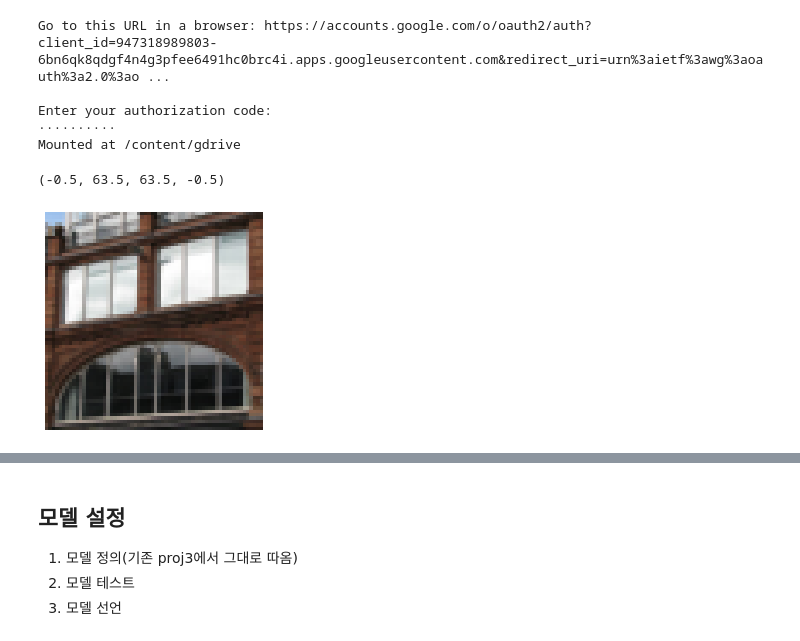
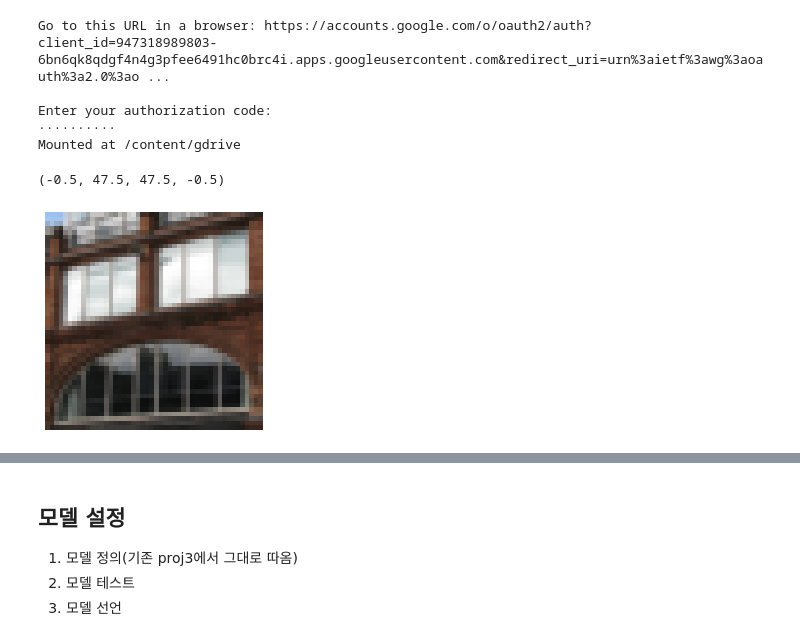
Before and after one commit to khodid/2020Evening, a Jupyter notebook: proj4_VAE_scenery.ipynb, the cells around one changed output, grey strips where cells are left out. Saved outputs shown, nothing was run; the diff lists cells and outputs as text; code cells hidden in the pictures.

```diff
--- a/proj4_VAE_scenery.ipynb
+++ b/proj4_VAE_scenery.ipynb
@@ -21,24 +21,24 @@ Mounted at /content/gdrive
 # %%
 import torchvision
 from torchvision import transforms
 
 root = '/content/gdrive/My Drive/Kaggle/scene-classification/train-scene classification/train'
 
 trans= transforms.Compose([
-                              transforms.Resize([64, 64]),
+                              transforms.Resize([48, 48]),
                               transforms.ToTensor()
 ])
 
 train_data = torchvision.datasets.ImageFolder(root = root, transform= trans)
 
 import matplotlib.pyplot as plt
 showimg = train_data[10][0].numpy().transpose(1,2,0)
 
 plt.imshow(showimg) # train_data[순서][0: 이미지 / 1: 라벨]
 plt.axis('off')
 # %% [output]
-(-0.5, 63.5, 63.5, -0.5)
+(-0.5, 47.5, 47.5, -0.5)
-[figure, old version]
+[figure, new version]
 # %%
 import torch.utils
 
```
Also changed, not shown: parts of 14 cells of this notebook.
